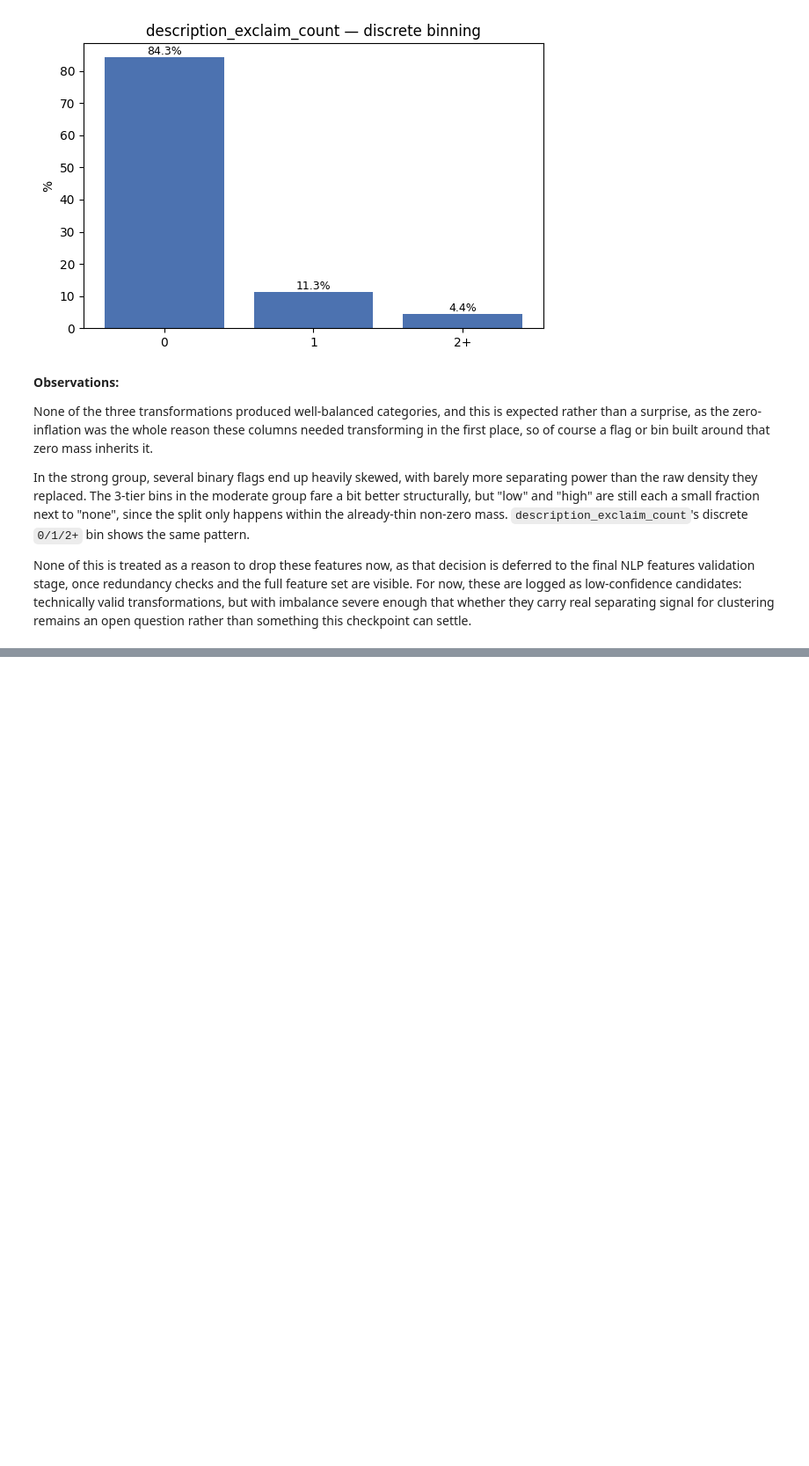
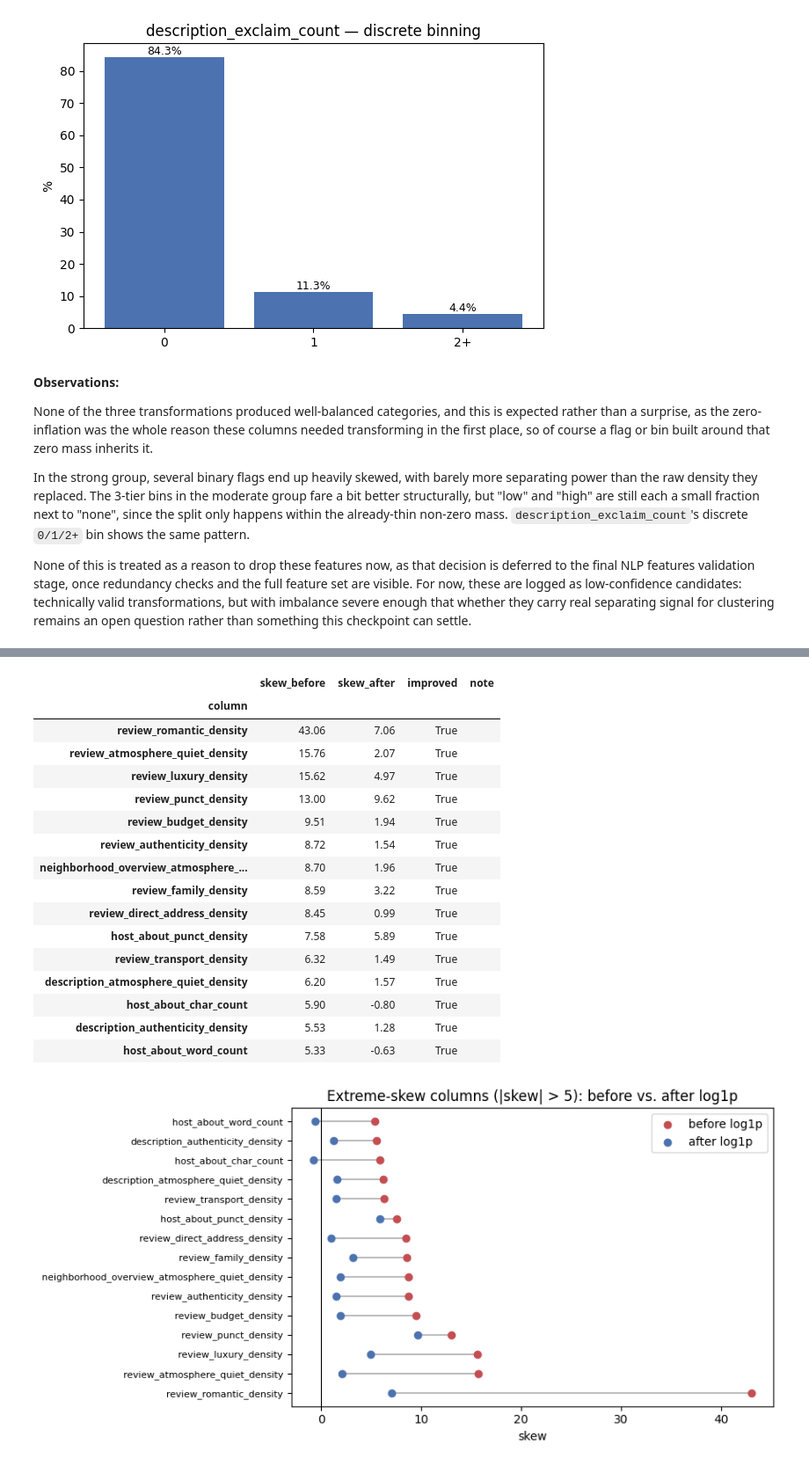
Before and after one commit to pln6/airbnb-market-segmentation-analysis, a Jupyter notebook: notebooks/02_feature_engineering.ipynb, the cells around one changed output, grey strips where cells are left out. Shown at 88% size. Drawn from its saved outputs; the diff is of its cells as text; code cells hidden in the pictures; blank space fills up the shorter version.

```diff
--- a/notebooks/02_feature_engineering.ipynb
+++ b/notebooks/02_feature_engineering.ipynb
@@ -3617,0 +3696,23 @@ None of this is treated as a reason to drop these features now, as that decision
+# %%
+extreme_check = skew_before_after(extreme_skew_cols)
+display(extreme_check.sort_values('skew_before', key=abs, ascending=False))
+plot_skew_dumbbell(extreme_check, 'Extreme-skew columns (|skew| > 5): before vs. after log1p')
+# %% [output]
+|  | skew_before | skew_after | improved | note |
+| column |  |  |  |  |
+| review_romantic_density | 43.06 | 7.06 | True |  |
+| review_atmosphere_quiet_density | 15.76 | 2.07 | True |  |
+| review_luxury_density | 15.62 | 4.97 | True |  |
+| review_punct_density | 13.00 | 9.62 | True |  |
+| review_budget_density | 9.51 | 1.94 | True |  |
+| review_authenticity_density | 8.72 | 1.54 | True |  |
+| neighborhood_overview_atmosphere_... | 8.70 | 1.96 | True |  |
+| review_family_density | 8.59 | 3.22 | True |  |
+| review_direct_address_density | 8.45 | 0.99 | True |  |
+| host_about_punct_density | 7.58 | 5.89 | True |  |
+| review_transport_density | 6.32 | 1.49 | True |  |
+| description_atmosphere_quiet_density | 6.20 | 1.57 | True |  |
+| host_about_char_count | 5.90 | -0.80 | True |  |
+| description_authenticity_density | 5.53 | 1.28 | True |  |
+| host_about_word_count | 5.33 | -0.63 | True |  |
+[figure, added]
```
Also changed, not shown: parts of 6 cells of this notebook.
